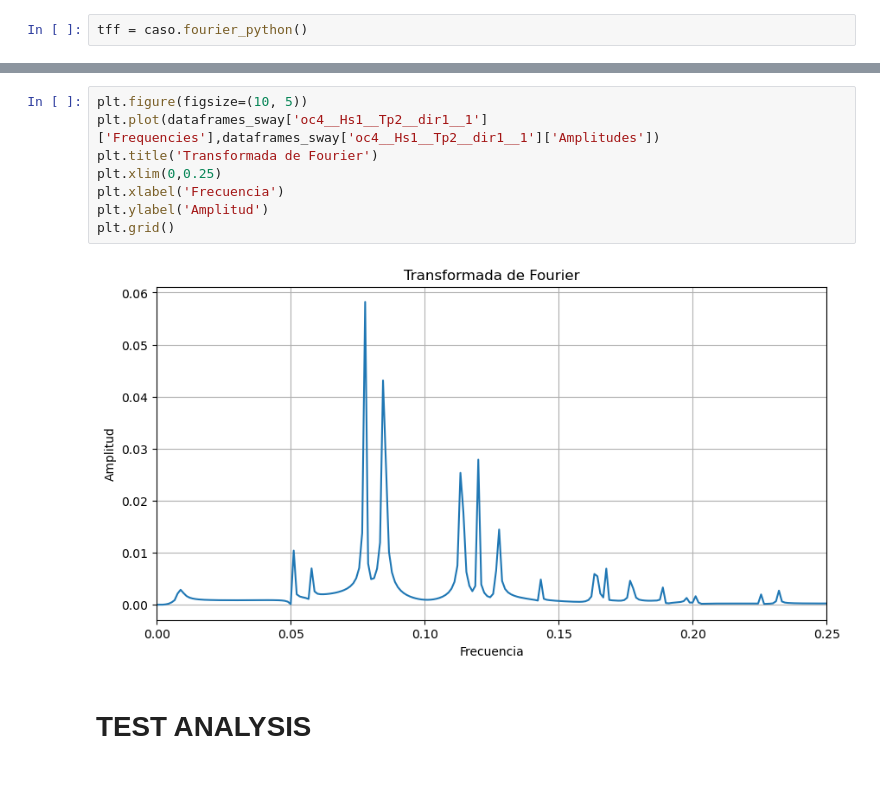
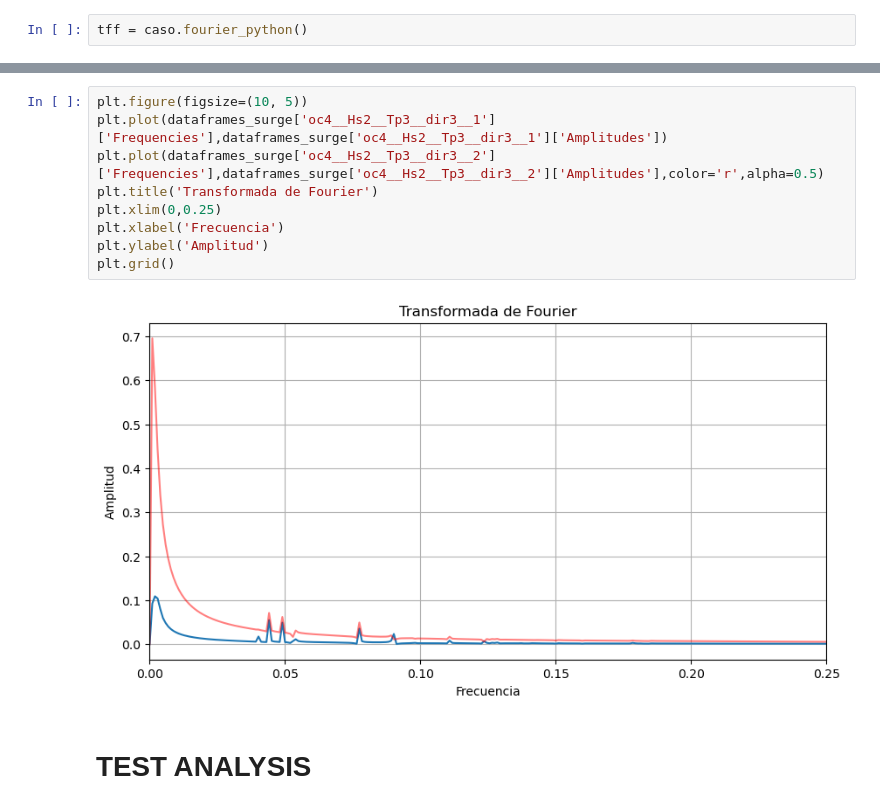
Before and after one commit to arturodmor/Mooring_anomaly_detector, a Jupyter notebook: notebooks/test_class.ipynb, the cells around one changed output, grey strips where cells are left out. Saved outputs shown, nothing was run; the diff lists cells and outputs as text; blank space fills up the shorter version.

```diff
--- a/notebooks/test_class.ipynb
+++ b/notebooks/test_class.ipynb
@@ -119,13 +103,14 @@ dataframes_sway['oc4__Hs1__Tp2__dir1__1']
 # %%
 plt.figure(figsize=(10, 5))
-plt.plot(dataframes_sway['oc4__Hs1__Tp2__dir1__1']['Frequencies'],dataframes_sway['oc4__Hs1__Tp2__dir1__1']['Amplitudes'])
+plt.plot(dataframes_surge['oc4__Hs2__Tp3__dir3__1']['Frequencies'],dataframes_surge['oc4__Hs2__Tp3__dir3__1']['Amplitudes'])
+plt.plot(dataframes_surge['oc4__Hs2__Tp3__dir3__2']['Frequencies'],dataframes_surge['oc4__Hs2__Tp3__dir3__2']['Amplitudes'],color='r',alpha=0.5)
 plt.title('Transformada de Fourier')
 plt.xlim(0,0.25)
 plt.xlabel('Frecuencia')
 plt.ylabel('Amplitud')
 plt.grid()
 # %% [output]
-[figure, old version]
+[figure, new version]
 # %% [markdown]
 # TEST ANALYSIS
 # %%
```
Also changed, not shown: parts of 13 cells of this notebook, 1 other file.
